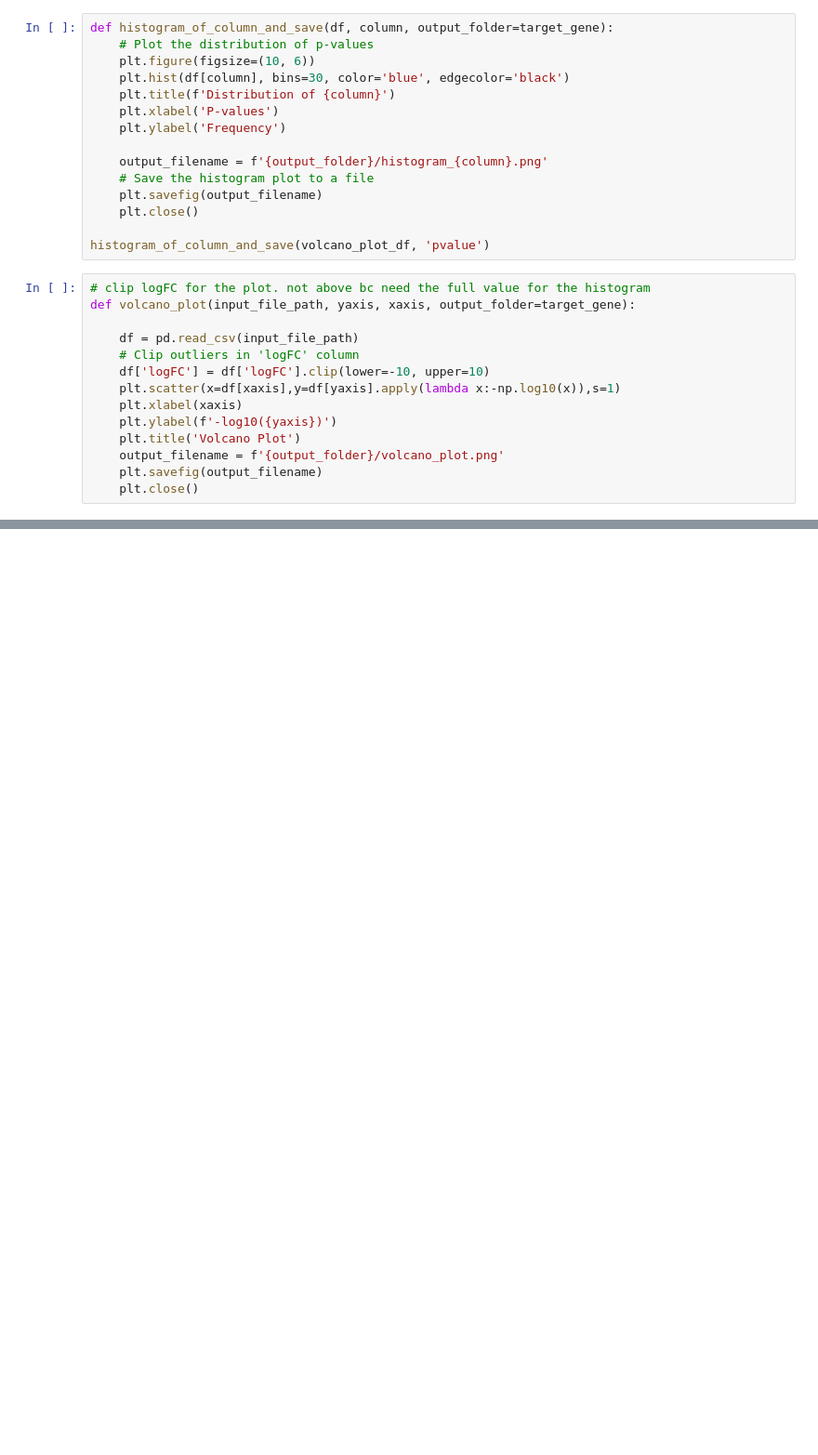
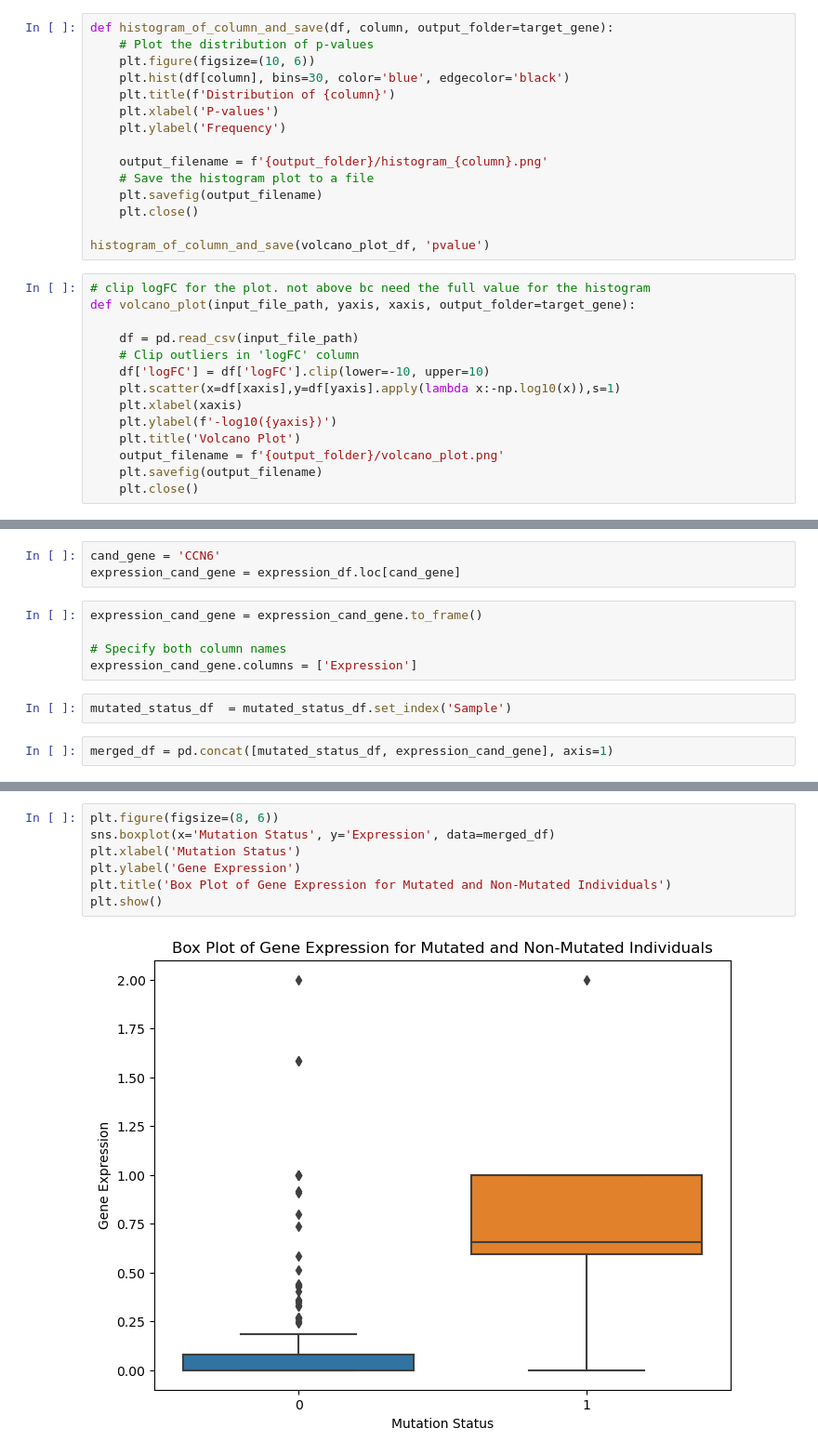
Before and after one commit to MeltemTutar/huang, a Jupyter notebook: Respond/Mutated_gene_expression_explore.ipynb, the cells around one changed output, grey strips where cells are left out. Shown: that part at 93% size. Cells and saved outputs as stored; diff of their text form; blank space fills up the shorter version.

Commit message:
started gene expression box plots

```diff
--- a/Respond/Mutated_gene_expression_explore.ipynb
+++ b/Respond/Mutated_gene_expression_explore.ipynb
@@ -517,0 +463,12 @@ significant_genes_positive
+# %%
+cand_gene = 'CCN6'
+expression_cand_gene = expression_df.loc[cand_gene]
+# %%
+expression_cand_gene = expression_cand_gene.to_frame()
+
+# Specify both column names
+expression_cand_gene.columns = ['Expression']
+# %%
+mutated_status_df  = mutated_status_df.set_index('Sample')
+# %%
+merged_df = pd.concat([mutated_status_df, expression_cand_gene], axis=1)
@@ -517,0 +491,9 @@ significant_genes_positive
+# %%
+plt.figure(figsize=(8, 6))
+sns.boxplot(x='Mutation Status', y='Expression', data=merged_df)
+plt.xlabel('Mutation Status')
+plt.ylabel('Gene Expression')
+plt.title('Box Plot of Gene Expression for Mutated and Non-Mutated Individuals')
+plt.show()
+# %% [output]
+[figure, added]
```
Also changed, not shown: parts of 7 cells of this notebook.
